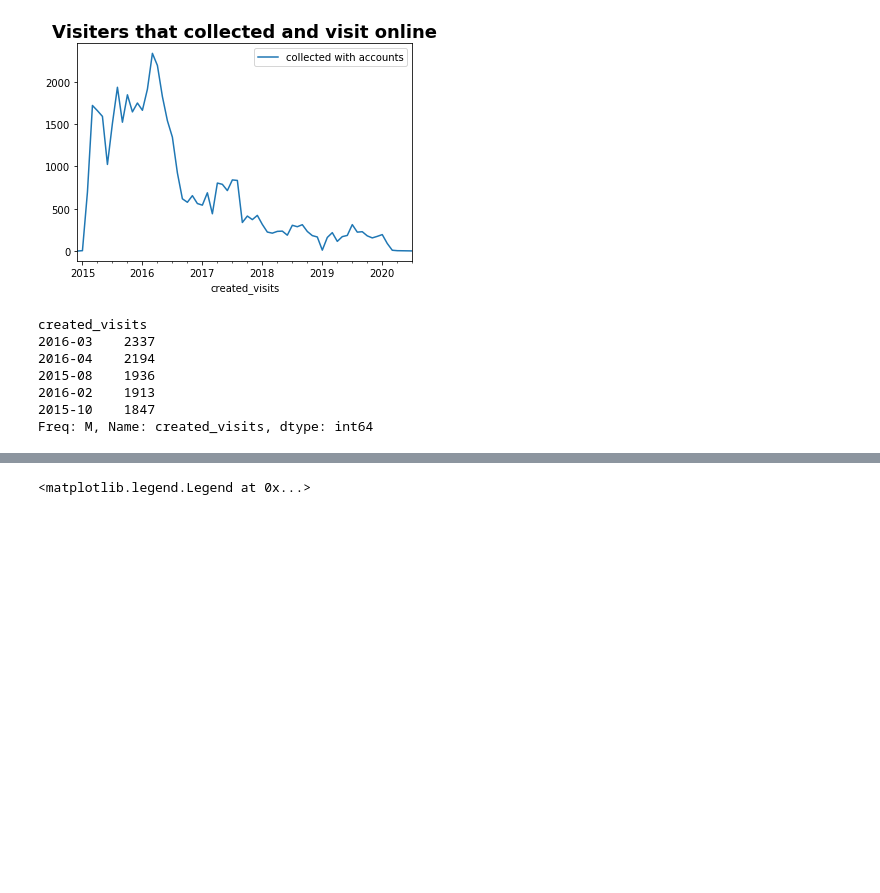
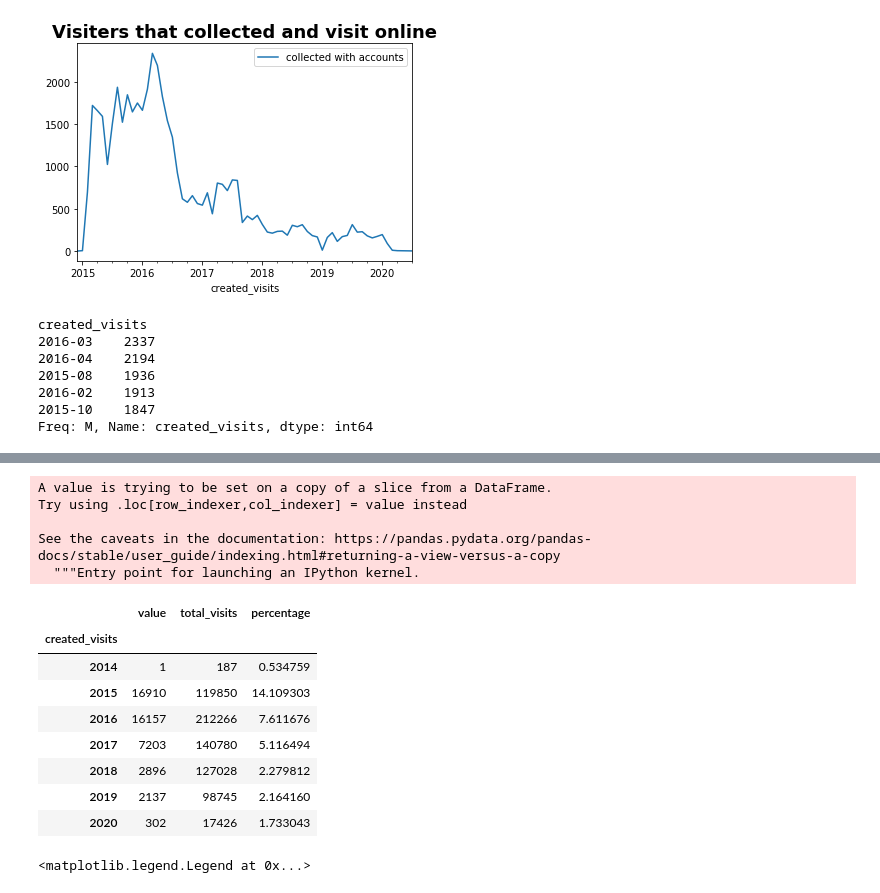
Before and after one commit to ShirinStar/Pen_Data_Dictionary, a Jupyter notebook: data/pen activity and visits (post_engagement).ipynb, the cells around one changed output, grey strips where cells are left out. Cells and saved outputs as stored; diff of their text form; code cells hidden in the pictures; blank space fills up the shorter version.

```diff
--- a/data/pen activity and visits (post_engagement).ipynb
+++ b/data/pen activity and visits (post_engagement).ipynb
@@ -311,3 +318,22 @@ did_something_engagment_yearly.to_frame()
+# %%
+did_something_engagment_yearly['percentage'] = did_something_and_have_account['created_visits'].groupby(did_something_and_have_account.created_visits.dt.to_period('Y')).agg('count') / visits['created'].groupby(visits.created.dt.to_period('Y')).agg('count') *100
+did_something_engagment_yearly= did_something_engagment_yearly[['value', 'total_visits', 'percentage']]
+did_something_engagment_yearly
+# %% [output]
+A value is trying to be set on a copy of a slice from a DataFrame.
+Try using .loc[row_indexer,col_indexer] = value instead
+
+See the caveats in the documentation: https://pandas.pydata.org/pandas-docs/stable/user_guide/indexing.html#returning-a-view-versus-a-copy
+  """Entry point for launching an IPython kernel.
+|  | value | total_visits | percentage |
+| created_visits |  |  |  |
+| 2014 | 1 | 187 | 0.534759 |
+| 2015 | 16910 | 119850 | 14.109303 |
+| 2016 | 16157 | 212266 | 7.611676 |
+| 2017 | 7203 | 140780 | 5.116494 |
+| 2018 | 2896 | 127028 | 2.279812 |
+| 2019 | 2137 | 98745 | 2.164160 |
+| 2020 | 302 | 17426 | 1.733043 |
 # %%
 have_account_engagment_yearly = have_account['created_visits'].groupby(have_account.created_visits.dt.to_period('Y')).agg('count')
 
```
Also changed, not shown: parts of 14 cells of this notebook, 10 other files.
